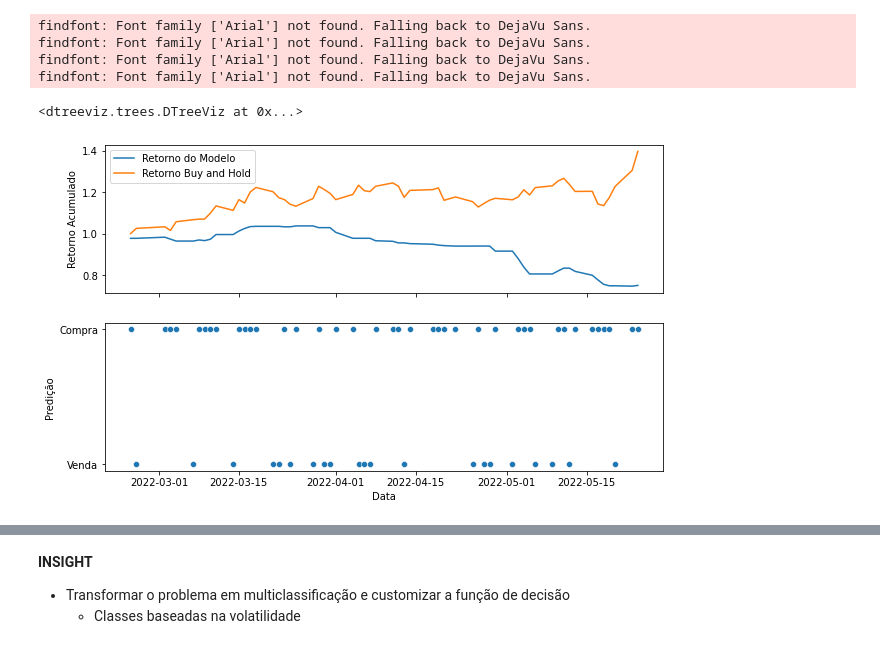
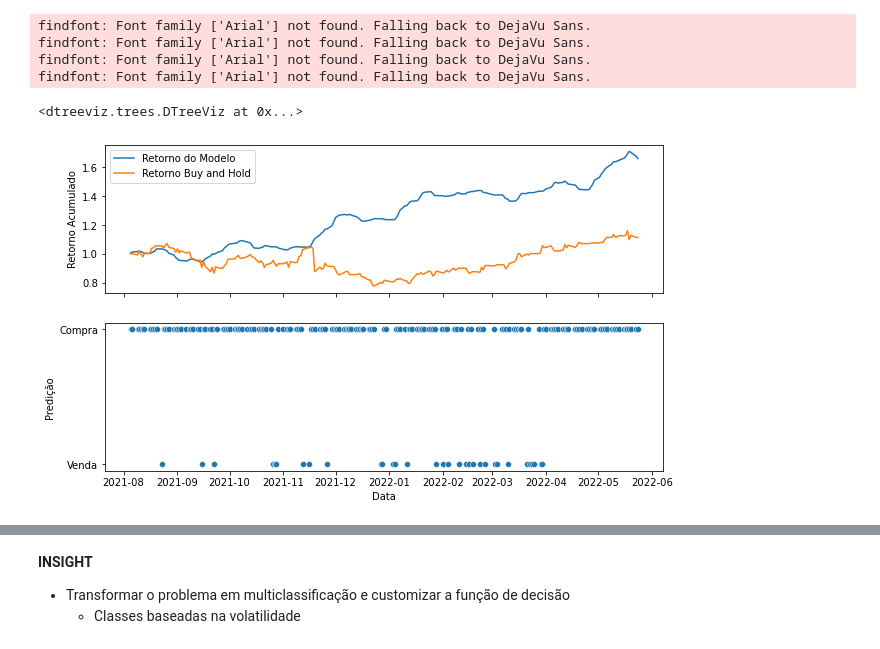
Before and after one commit to vsuguimoto/aurum, a Jupyter notebook: notebooks/VS02-TreePruning.ipynb, the cells around one changed output, grey strips where cells are left out. Saved outputs shown, nothing was run; the diff lists cells and outputs as text; code cells hidden in the pictures.

```diff
--- a/notebooks/VS02-TreePruning.ipynb
+++ b/notebooks/VS02-TreePruning.ipynb
@@ -21,13 +21,13 @@ df = aurum.data.get_ohlcv('PETZ3.SA')
 df = aurum.ft.technical_indicators(df)
 # %%
-dt_petz = aurum.model_training.full_model_test('PETZ3.SA')
+dt_petz = aurum.model_training.full_model_test('PETR4.SA')
 # %% [output]
 findfont: Font family ['Arial'] not found. Falling back to DejaVu Sans.
 findfont: Font family ['Arial'] not found. Falling back to DejaVu Sans.
 findfont: Font family ['Arial'] not found. Falling back to DejaVu Sans.
 findfont: Font family ['Arial'] not found. Falling back to DejaVu Sans.
 <dtreeviz.trees.DTreeViz at 0x...>
-[figure, old version]
+[figure, new version]
 # %%
 RESULT_ARRAY = []
 
```
Also changed, not shown: parts of 6 cells of this notebook, 4 other files.
